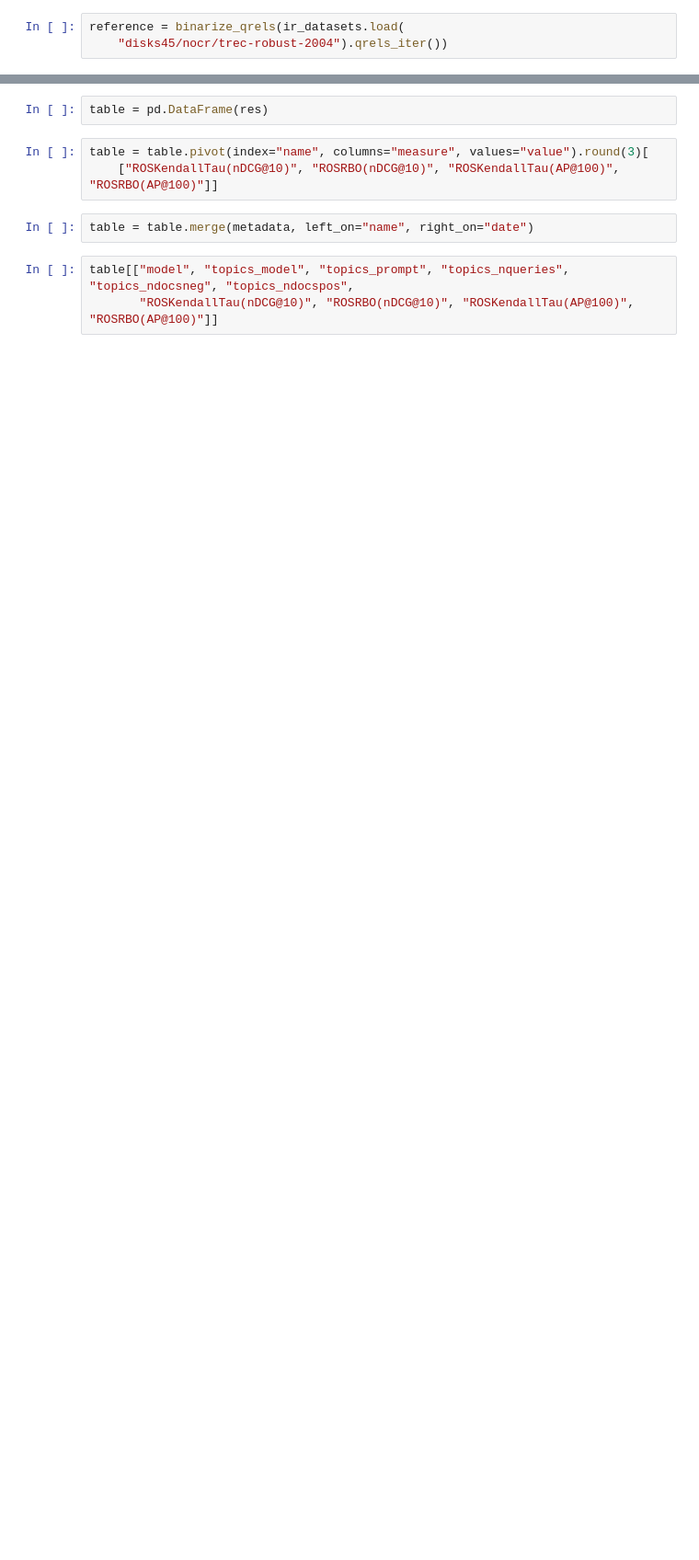
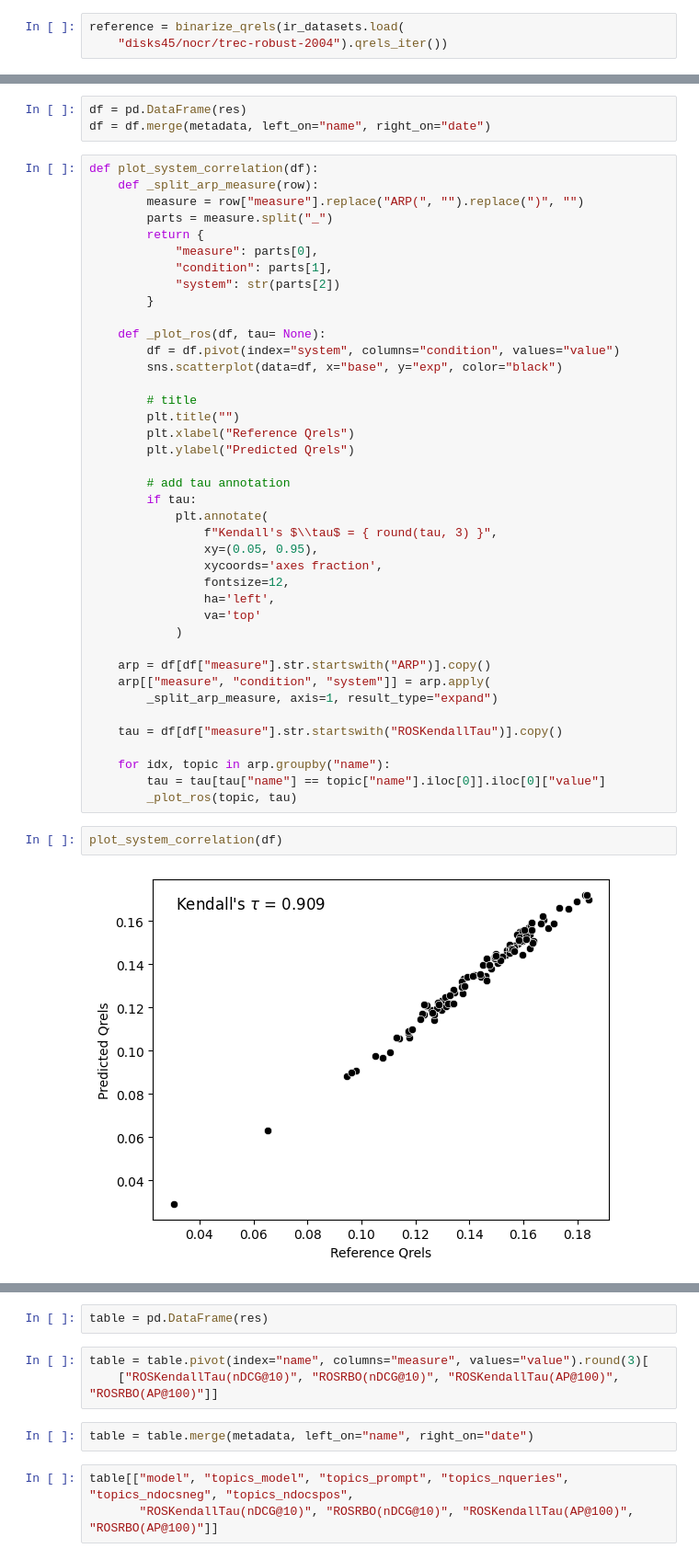
Before and after one commit to irgroup/SIGIR26-Synthesized-Information-Needs, a Jupyter notebook: notebooks/evaluate-distinguishability.ipynb, the cells around one changed output, grey strips where cells are left out. Shown at 92% size. Drawn from its saved outputs; the diff is of its cells as text; blank space fills up the shorter version.

```diff
--- a/notebooks/evaluate-distinguishability.ipynb
+++ b/notebooks/evaluate-distinguishability.ipynb
@@ -55,0 +47,47 @@ reference = binarize_qrels(ir_datasets.load(
+# %%
+df = pd.DataFrame(res)
+df = df.merge(metadata, left_on="name", right_on="date")
+# %%
+def plot_system_correlation(df):
+    def _split_arp_measure(row):
+        measure = row["measure"].replace("ARP(", "").replace(")", "")
+        parts = measure.split("_")
+        return {
+            "measure": parts[0],
+            "condition": parts[1],
+            "system": str(parts[2])
+        }
+
+    def _plot_ros(df, tau= None):
+        df = df.pivot(index="system", columns="condition", values="value")
+        sns.scatterplot(data=df, x="base", y="exp", color="black")
+
+        # title
+        plt.title("")
+        plt.xlabel("Reference Qrels")
+        plt.ylabel("Predicted Qrels")
+
+        # add tau annotation
+        if tau:
+            plt.annotate(
+                f"Kendall's $\\tau$ = { round(tau, 3) }",
+                xy=(0.05, 0.95),
+                xycoords='axes fraction',
+                fontsize=12,
+                ha='left',
+                va='top'
+            )
+
+    arp = df[df["measure"].str.startswith("ARP")].copy()
+    arp[["measure", "condition", "system"]] = arp.apply(
+        _split_arp_measure, axis=1, result_type="expand")
+
+    tau = df[df["measure"].str.startswith("ROSKendallTau")].copy()
+
+    for idx, topic in arp.groupby("name"):
+        tau = tau[tau["name"] == topic["name"].iloc[0]].iloc[0]["value"]
+        _plot_ros(topic, tau)
+# %%
+plot_system_correlation(df)
+# %% [output]
+[figure, added]
```
Also changed, not shown: parts of 11 cells of this notebook, 2 other files.
